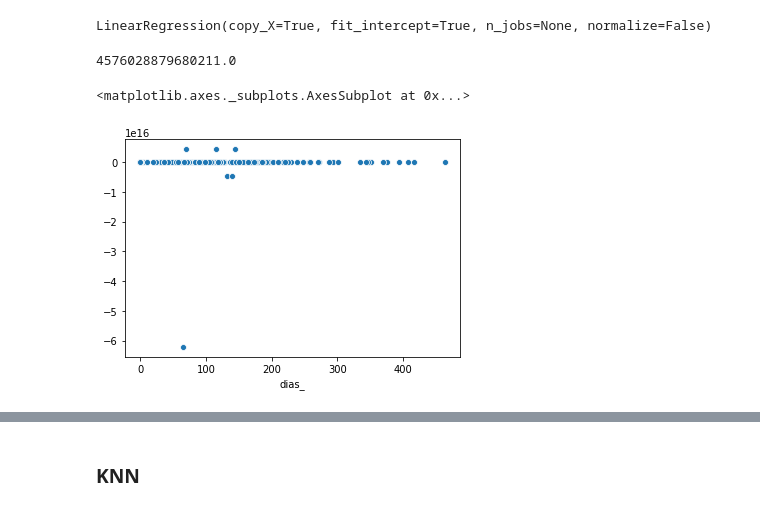
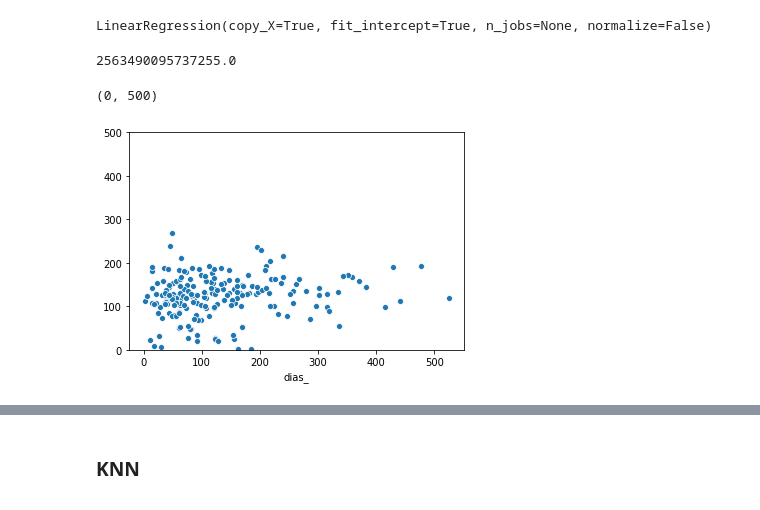
Before and after one commit to ilcarbo/robo_autos, a Jupyter notebook: tiempo_recu.ipynb, the cells around one changed output, grey strips where cells are left out. Cells and saved outputs as stored; diff of their text form; code cells hidden in the pictures.

```diff
--- a/tiempo_recu.ipynb
+++ b/tiempo_recu.ipynb
@@ -290,0 +375,4 @@ sns.scatterplot(ypred, ytest) # ESTO ES UNA PORNGA
+# %%
+pca = PCA(n_components= 10)
+# %%
+pca.fit(X)
@@ -305,7 +541,11 @@ from sklearn import preprocessing
 ## Hago cosita
 # %% [markdown]
 ### train test split y escalo
+# %%
+# Generar bins para poder estratificar la variable continua y tener representados todos los valores en el train test
+bins = np.linspace(0, max(y)+ 1, 25)
+y_binned = np.digitize(y, bins)
 # %%
 # Train test split
-Xtrain, Xtest, ytrain, ytest = train_test_split(X, y, test_size=0.25, random_state=42)
+Xtrain, Xtest, ytrain, ytest = train_test_split(X, y, test_size=0.3, random_state=7, stratify= y_binned)
 # %%
@@ -325,11 +572,12 @@ LinearRegression(copy_X=True, fit_intercept=True, n_jobs=None, normalize=False)
 # %%
 ypred = lr.predict(Xtest_scal)
 # %%
-np.sqrt(mean_squared_error(ytest, ypred))
+np.sqrt(metrics.mean_squared_error(ytest, ypred))
 # %% [output]
-4576028879680211.0
+2563490095737255.0
 # %%
 sns.scatterplot(ytest, ypred)
+plt.ylim(0,500)
 # %% [output]
-<matplotlib.axes._subplots.AxesSubplot at 0x...>
+(0, 500)
-[figure, old version]
+[figure, new version]
```
Also changed, not shown: parts of 153 cells of this notebook, 4 other files.
